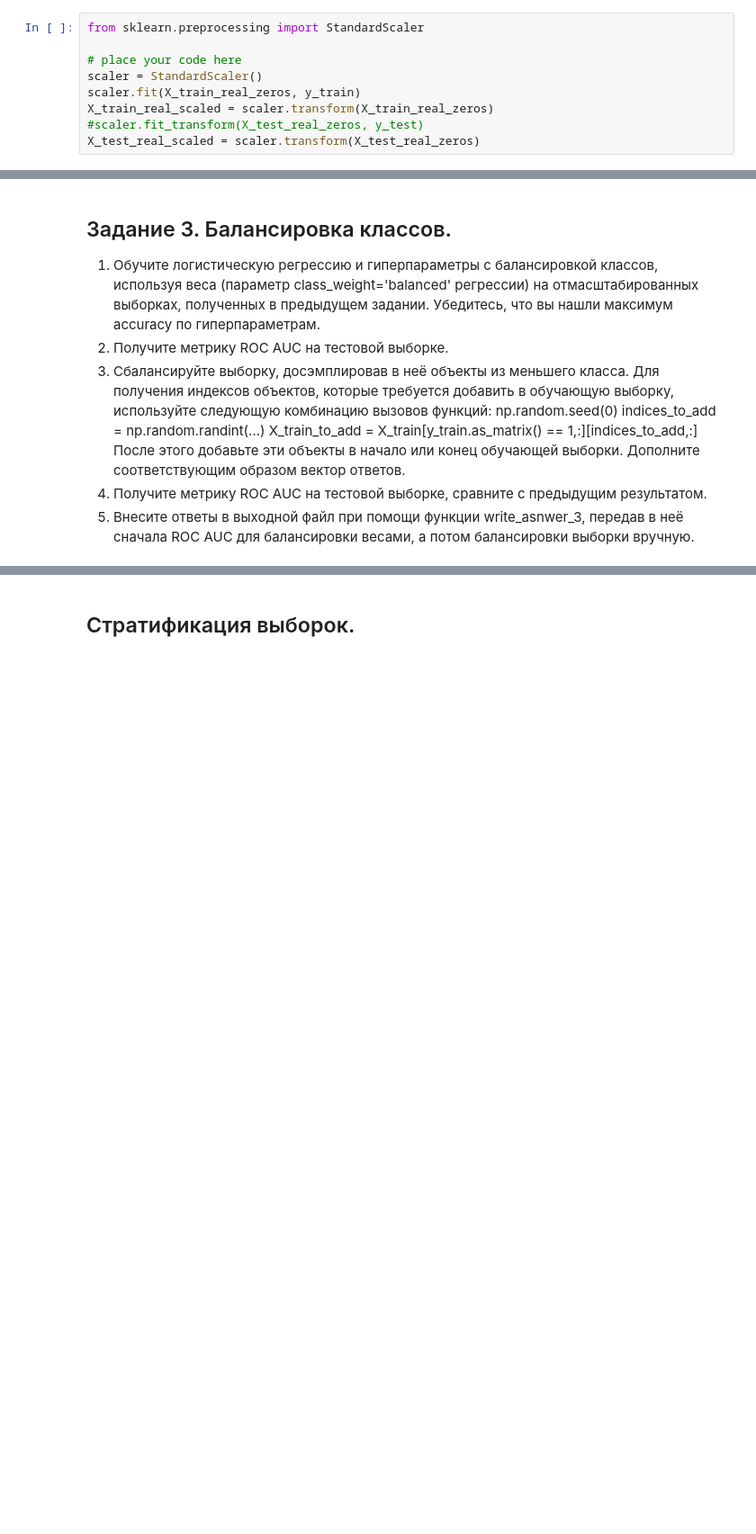
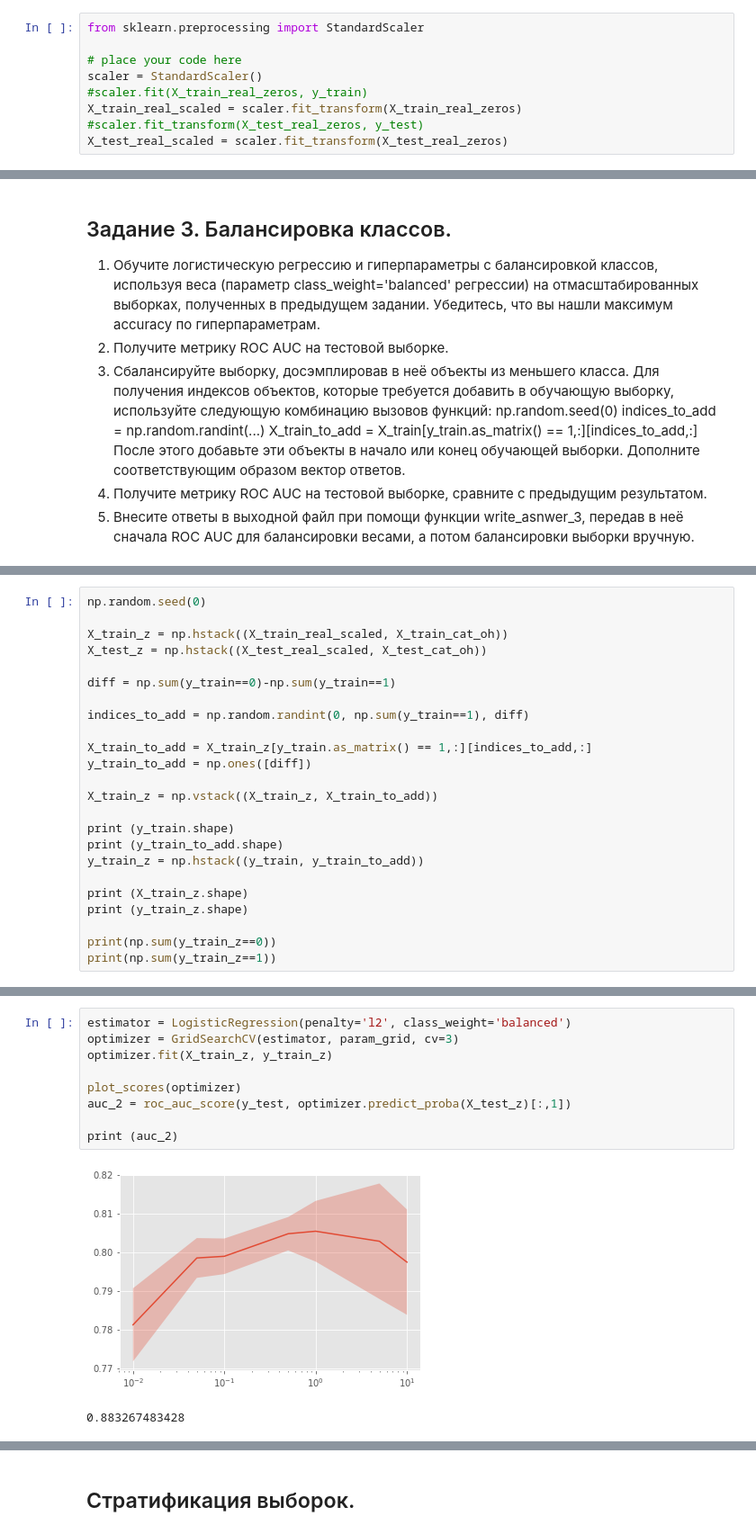
Before and after one commit to alexbee732/ML-Yandex-Mipt, a Jupyter notebook: Course 2/Week 3/Task/Preprocessing_LR.ipynb, the cells around one changed output, grey strips where cells are left out. Shown: that part at 90% size. Cells and saved outputs as stored; diff of their text form; blank space fills up the shorter version.

```diff
--- a/Course 2/Week 3/Task/Preprocessing_LR.ipynb
+++ b/Course 2/Week 3/Task/Preprocessing_LR.ipynb
@@ -398,10 +398,10 @@ from sklearn.preprocessing import StandardScaler
 
 # place your code here
 scaler = StandardScaler()
-scaler.fit(X_train_real_zeros, y_train)
-X_train_real_scaled = scaler.transform(X_train_real_zeros)
+#scaler.fit(X_train_real_zeros, y_train)
+X_train_real_scaled = scaler.fit_transform(X_train_real_zeros)
 #scaler.fit_transform(X_test_real_zeros, y_test)
-X_test_real_scaled = scaler.transform(X_test_real_zeros)
+X_test_real_scaled = scaler.fit_transform(X_test_real_zeros)
 # %% [markdown]
 ## Сравнение признаковых пространств.
 # %% [markdown]
@@ -541,0 +543,24 @@ while np.sum(y_train==1) != np.sum(y_train=0):
+# %%
+np.random.seed(0)
+
+X_train_z = np.hstack((X_train_real_scaled, X_train_cat_oh))
+X_test_z = np.hstack((X_test_real_scaled, X_test_cat_oh))
+
+diff = np.sum(y_train==0)-np.sum(y_train==1)
+
+indices_to_add = np.random.randint(0, np.sum(y_train==1), diff)
+
+X_train_to_add = X_train_z[y_train.as_matrix() == 1,:][indices_to_add,:]
+y_train_to_add = np.ones([diff])
+
+X_train_z = np.vstack((X_train_z, X_train_to_add))
+
+print (y_train.shape)
+print (y_train_to_add.shape)
+y_train_z = np.hstack((y_train, y_train_to_add))
+
+print (X_train_z.shape)
+print (y_train_z.shape)
+
+print(np.sum(y_train_z==0))
+print(np.sum(y_train_z==1))
@@ -541,0 +574,12 @@ while np.sum(y_train==1) != np.sum(y_train=0):
+# %%
+estimator = LogisticRegression(penalty='l2', class_weight='balanced')
+optimizer = GridSearchCV(estimator, param_grid, cv=3)
+optimizer.fit(X_train_z, y_train_z)
+
+plot_scores(optimizer)
+auc_2 = roc_auc_score(y_test, optimizer.predict_proba(X_test_z)[:,1])
+
+print (auc_2)
+# %% [output]
+[figure, added]
+0.883267483428
```
Also changed, not shown: parts of 10 cells of this notebook, 5 other files.
